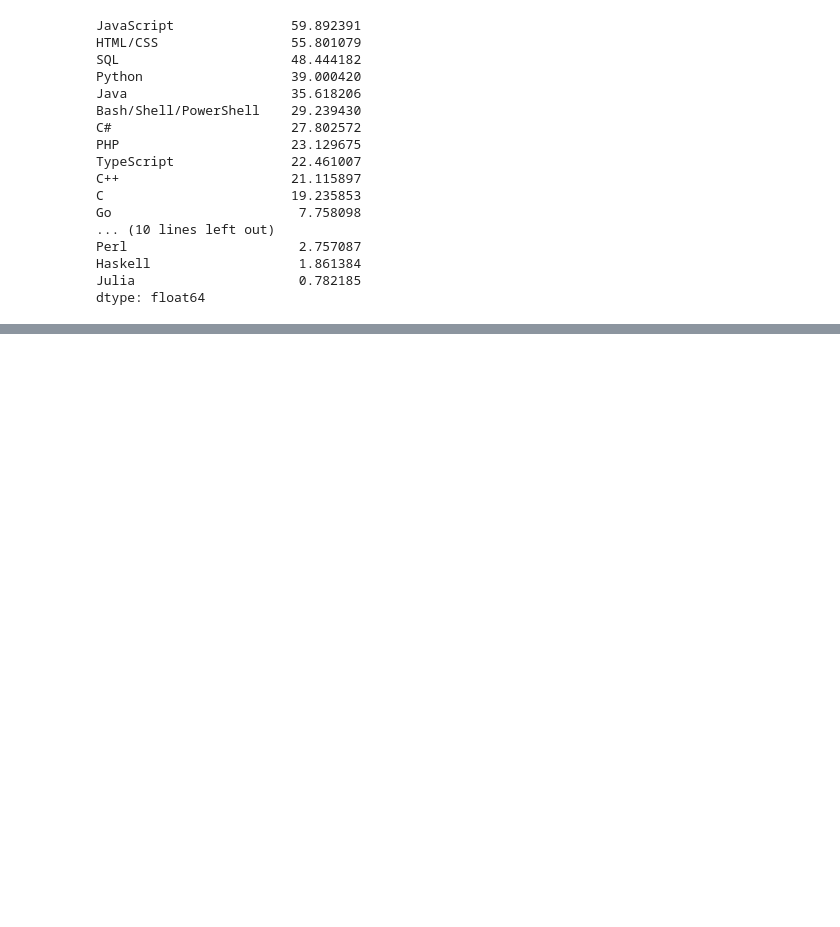
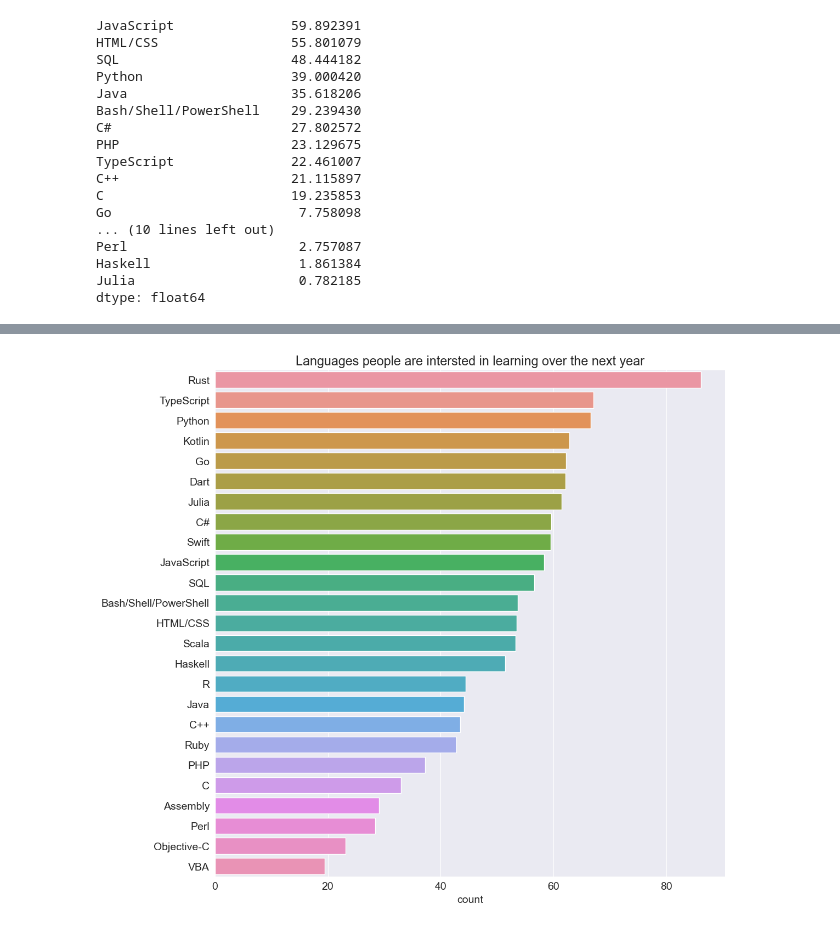
Before and after one commit to fabrice-programmer/project-das, a Jupyter notebook: realworld.ipynb, the cells around one changed output, grey strips where cells are left out. Cells and saved outputs as stored; diff of their text form; code cells hidden in the pictures; blank space fills up the shorter version.

```diff
--- a/realworld.ipynb
+++ b/realworld.ipynb
@@ -445,0 +482,3 @@ dtype: float64
+# %%
+language_loved_df=languages_worked_df & languages_interested_df
+language_loved_df
@@ -445,0 +499,3 @@ dtype: float64
+# %%
+language_loved_percentages = (language_loved_df.sum()*100/languages_worked_df.sum()).sort_values(ascending=False)
+language_loved_percentages
@@ -445,0 +520,7 @@ dtype: float64
+# %%
+plt.figure(figsize=(12,12))
+sns.barplot(x=language_loved_percentages,y=language_loved_percentages.index)
+plt.title('Languages people are intersted in learning over the next year');
+plt.xlabel('count');
+# %% [output]
+[figure, added]
```
Also changed, not shown: parts of 7 cells of this notebook.
